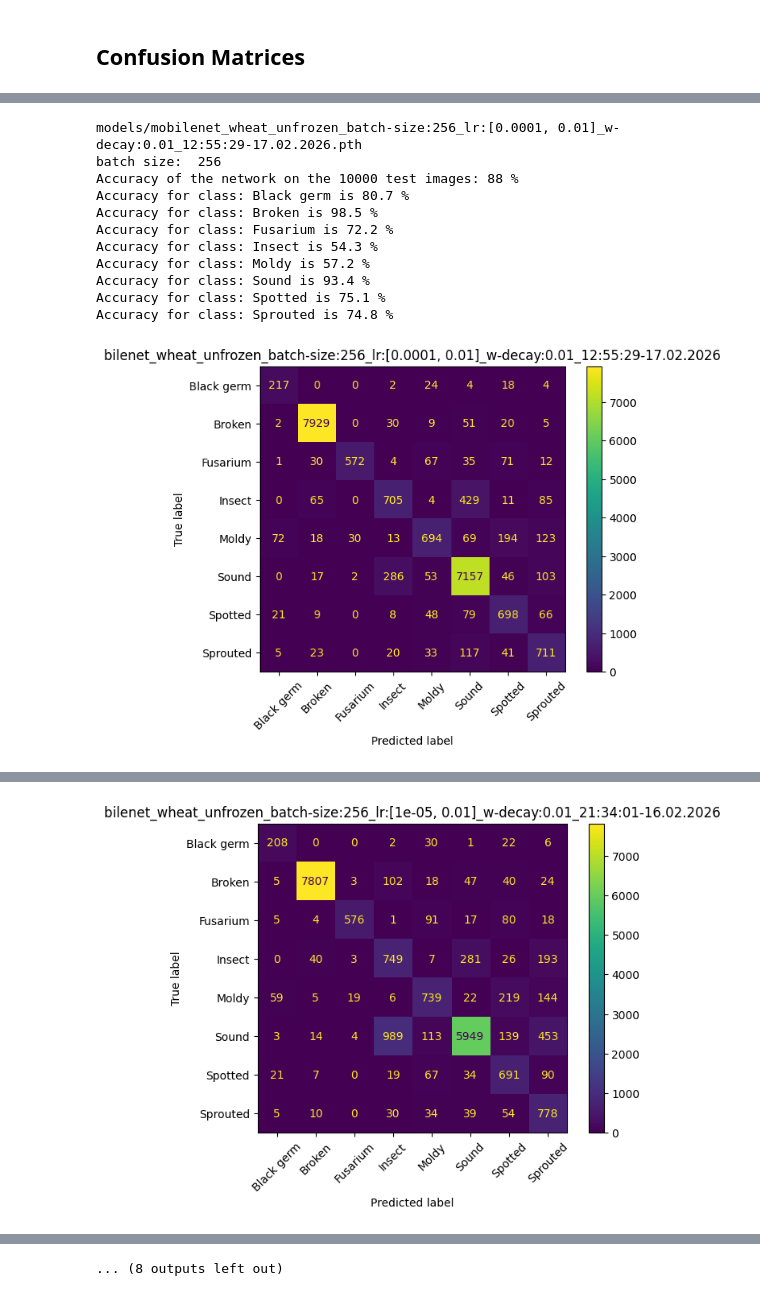
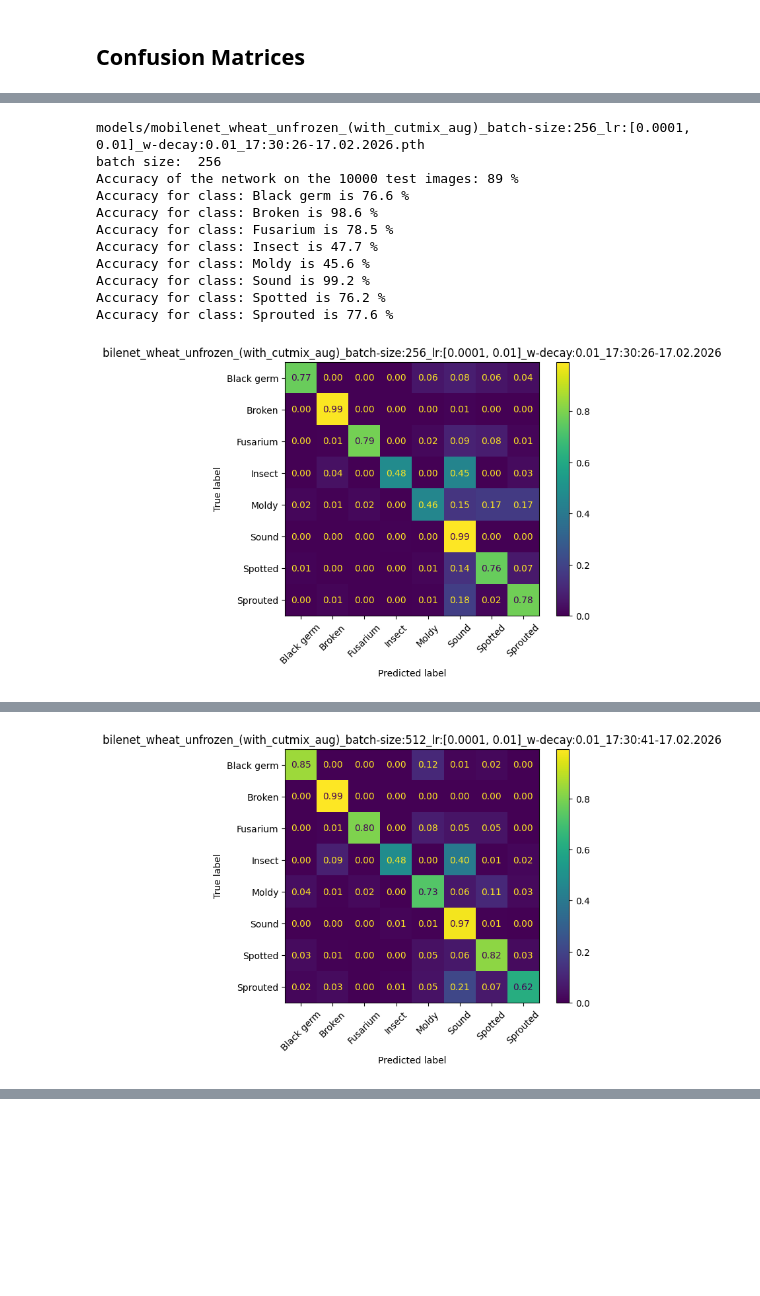
Before and after one commit to Walid-N-bit/ml_app, a Jupyter notebook: dashboard.ipynb, the cells around one changed output, grey strips where cells are left out. Saved outputs shown, nothing was run; the diff lists cells and outputs as text; code cells hidden in the pictures; blank space fills up the shorter version.

```diff
--- a/dashboard.ipynb
+++ b/dashboard.ipynb
@@ -91,22 +92,33 @@ def label_to_class(values:list[torch.Tensor], labels_map:dict)->list:
         new_values.append(new_v)
     return new_values
 
-def confusion_matrix(title:str, true_values:list, pred_values:list, classes:list):
-    cifar_confusion_matrix = metrics.confusion_matrix(
-        true_values, pred_values, normalize=None
+
+def confusion_matrix(
+    title: str,
+    true_values: list,
+    pred_values: list,
+    classes: list,
+    norm: Literal["true", "pred", "all"] = None,
+):
+    confusion_matrix = metrics.confusion_matrix(
+        true_values, pred_values, normalize=norm
     )
-    cifar_cm_disp = metrics.ConfusionMatrixDisplay(
-        cifar_confusion_matrix, display_labels=classes
+    cm_disp = metrics.ConfusionMatrixDisplay(
+        confusion_matrix, display_labels=classes
     )
-    cifar_cm_disp.plot()
+    cm_disp.plot(values_format='.2f')
     plt.title(title)
     plt.tight_layout()
     plt.xticks(rotation=45)
     plt.show()
 
+
 def get_batch_size(file_name:str):
     tokens = file_name.split('_')
-    batch_size = tokens[3].split(':')[1]
+    for t in tokens:
+        if "batch" in t:
+            batch_token = t
+    batch_size = batch_token.split(':')[1]
     return int(batch_size)
 
 def perform_eval(model_path:str, classes:list, data_loader):
@@ -212,44 +250,38 @@ for p in sorted(wheat_paths):
 # %%
 from wheat_data_prep import (
     TESTING_DATA as wheat_data,
     CLASSES as wheat_classes,
     data_loader as wheat_loader,
 )
 
 wheat_classes = list(wheat_classes)
 
 device = torch.device("cuda" if torch.cuda.is_available() else "cpu")
 wheat_paths = [
-    "models/mobilenet_wheat_unfrozen_batch-size:256_lr:[0.0001, 0.01]_w-decay:0.01_12:55:29-17.02.2026.pth",
-    "models/mobilenet_wheat_unfrozen_batch-size:256_lr:[1e-05, 0.01]_w-decay:0.01_21:34:01-16.02.2026.pth",
-    "models/mobilenet_wheat_unfrozen_batch-size:256_lr:[1e-06, 0.01]_w-decay:0.01_00:35:18-17.02.2026.pth",
-    "models/mobilenet_wheat_unfrozen_batch-size:256_lr:[1e-07, 0.001]_w-decay:0.01_13:04:18-16.02.2026.pth",
-    "models/mobilenet_wheat_unfrozen_batch-size:256_lr:[1e-07, 0.001]_w-decay:0.01_15:53:25-16.02.2026.pth",
-    "models/mobilenet_wheat_unfrozen_batch-size:256_lr:[1e-07, 0.01]_w-decay:0.01_10:20:40-17.02.2026.pth",
-    "models/mobilenet_wheat_unfrozen_batch-size:512_lr:[0.0001, 0.01]_w-decay:0.01_12:55:24-17.02.2026.pth",
-    "models/mobilenet_wheat_unfrozen_batch-size:512_lr:[1e-05, 0.01]_w-decay:0.01_21:34:44-16.02.2026.pth",
-    "models/mobilenet_wheat_unfrozen_batch-size:512_lr:[1e-06, 0.01]_w-decay:0.01_10:22:32-17.02.2026.pth",
-    "models/mobilenet_wheat_unfrozen_batch-size:512_lr:[1e-07, 0.001]_w-decay:0.01_15:53:18-16.02.2026.pth",
+    "models/mobilenet_wheat_unfrozen_(with_cutmix_aug)_batch-size:256_lr:[0.0001, 0.01]_w-decay:0.01_17:30:26-17.02.2026.pth",
+    "models/mobilenet_wheat_unfrozen_(with_cutmix_aug)_batch-size:512_lr:[0.0001, 0.01]_w-decay:0.01_17:30:41-17.02.2026.pth",
+    "models/mobilenet_wheat_unfrozen_(with_mixup_aug)_batch-size:256_lr:[0.0001, 0.01]_w-decay:0.01_00:42:17-18.02.2026.pth",
+    "models/mobilenet_wheat_unfrozen_(with_mixup_aug)_batch-size:512_lr:[0.0001, 0.01]_w-decay:0.01_00:42:14-18.02.2026.pth",
 ]
 wheat_cm_data = []
 for path in wheat_paths:
     print(path)
     print("batch size: ", get_batch_size(path))
     test_loader = wheat_loader(wheat_data, device, batch_size=get_batch_size(path), sampler=None)
     wheat_trues, wheat_preds = perform_eval(path, wheat_classes, test_loader)
     wheat_cm_data.append((path, wheat_trues, wheat_preds))
     wheat_title = path.strip("models/").strip(".pth")
-    confusion_matrix(wheat_title, wheat_trues, wheat_preds, wheat_classes)
+    confusion_matrix(wheat_title, wheat_trues, wheat_preds, wheat_classes, 'true')
 # %% [output]
-models/mobilenet_wheat_unfrozen_batch-size:256_lr:[0.0001, 0.01]_w-decay:0.01_12:55:29-17.02.2026.pth
+models/mobilenet_wheat_unfrozen_(with_cutmix_aug)_batch-size:256_lr:[0.0001, 0.01]_w-decay:0.01_17:30:26-17.02.2026.pth
 batch size:  256
-Accuracy of the network on the 10000 test images: 88 %
-Accuracy for class: Black germ is 80.7 %
-Accuracy for class: Broken is 98.5 %
-Accuracy for class: Fusarium is 72.2 %
-Accuracy for class: Insect is 54.3 %
-Accuracy for class: Moldy is 57.2 %
-Accuracy for class: Sound is 93.4 %
-Accuracy for class: Spotted is 75.1 %
-Accuracy for class: Sprouted is 74.8 %
+Accuracy of the network on the 10000 test images: 89 %
+Accuracy for class: Black germ is 76.6 %
+Accuracy for class: Broken is 98.6 %
+Accuracy for class: Fusarium is 78.5 %
+Accuracy for class: Insect is 47.7 %
+Accuracy for class: Moldy is 45.6 %
+Accuracy for class: Sound is 99.2 %
+Accuracy for class: Spotted is 76.2 %
+Accuracy for class: Sprouted is 77.6 %
-[figure, old version]
+[figure, new version]
@@ -267 +299 @@ Accuracy for class: Sprouted is 81.9 %
-[figure, old version]
+[figure, new version]
@@ -316 +323,0 @@ Accuracy for class: Sprouted is 57.8 %
-... (8 outputs left out)
```
Also changed, not shown: parts of 7 cells of this notebook, 2 other files.
